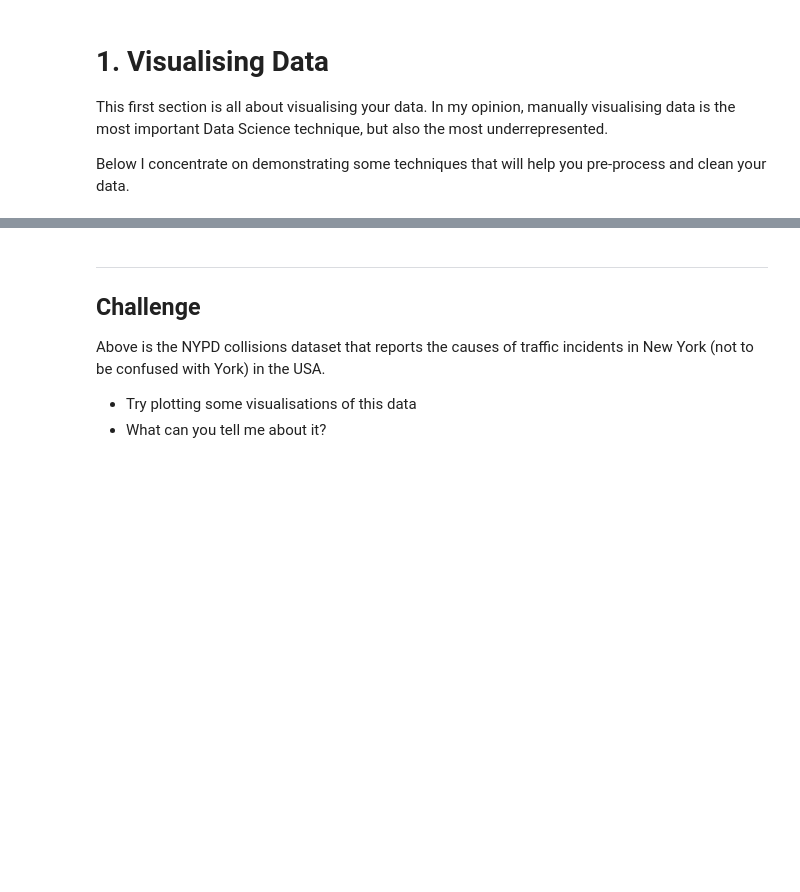
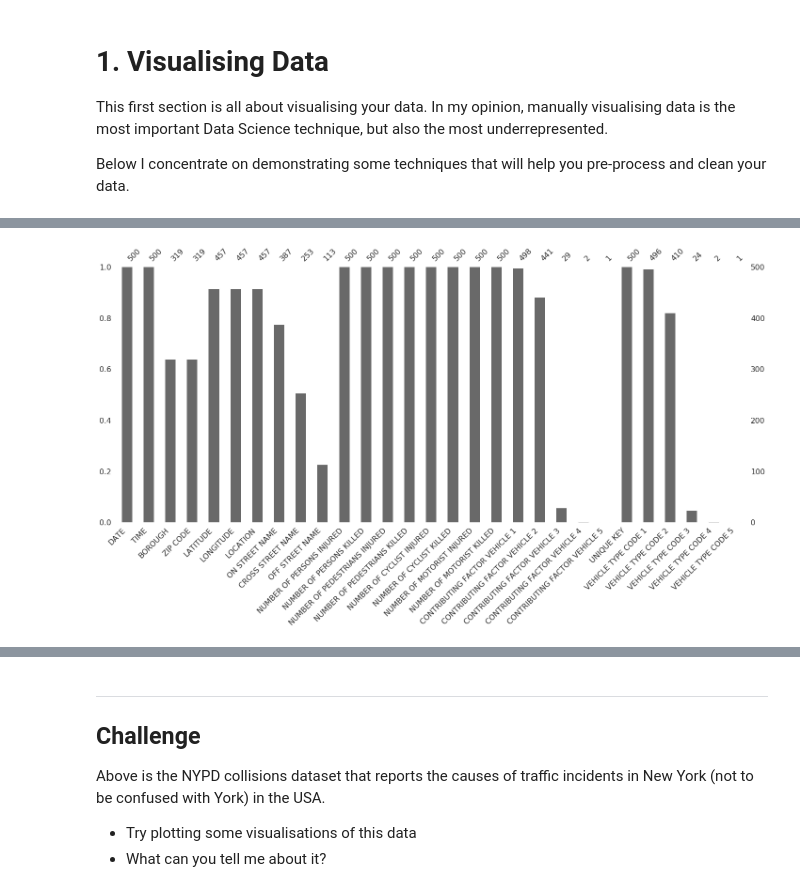
Before and after one commit to aaronaddleman/cleaning-data-at-scale, a Jupyter notebook: notebooks/notebook.ipynb, the cells around one changed output, grey strips where cells are left out. Drawn from its saved outputs; the diff is of its cells as text; code cells hidden in the pictures; blank space fills up the shorter version.

```diff
--- a/notebooks/notebook.ipynb
+++ b/notebooks/notebook.ipynb
@@ -61,0 +98,4 @@ collisions = pd.read_csv(url)
+# %%
+msno.bar(collisions.sample(500));
+# %% [output]
+[figure, added]
```
Also changed, not shown: parts of 22 cells of this notebook.
